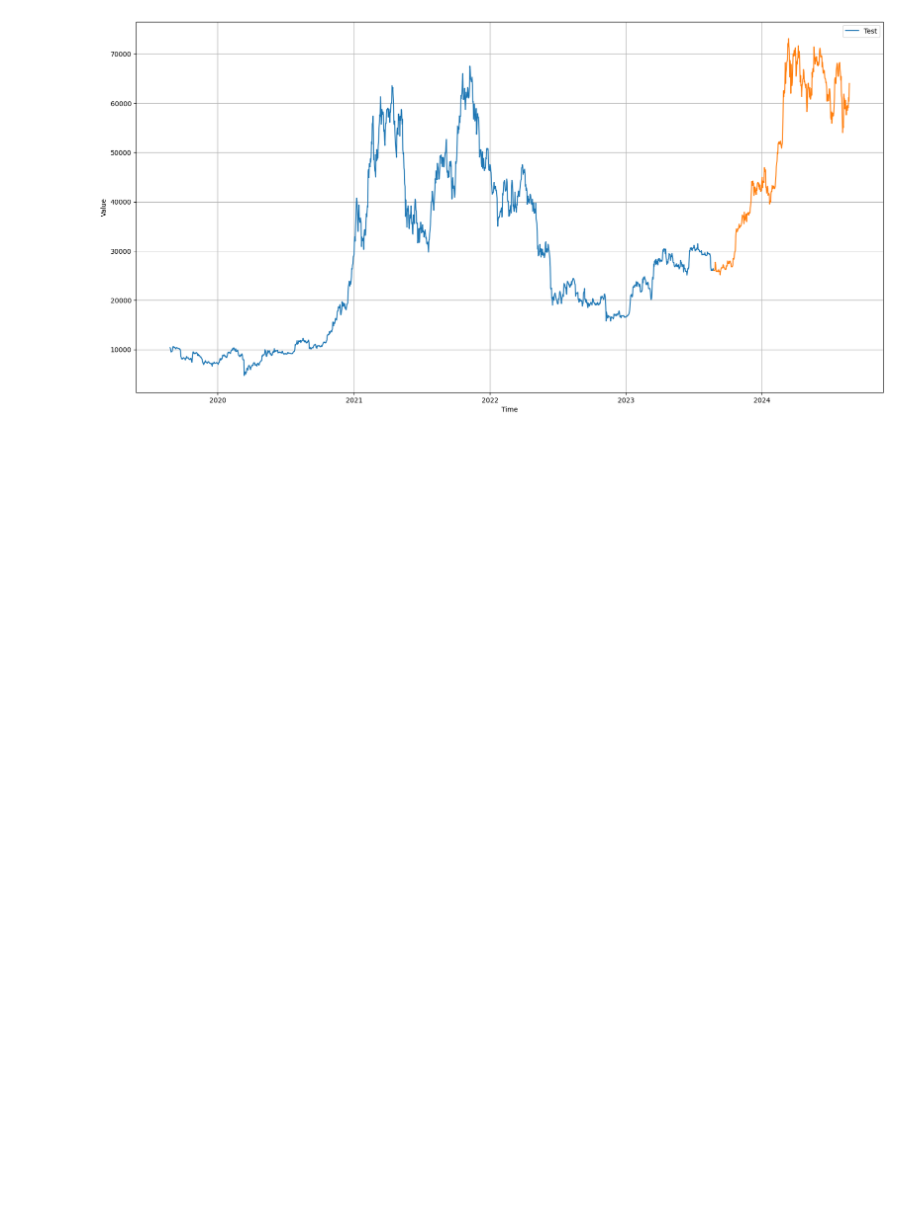
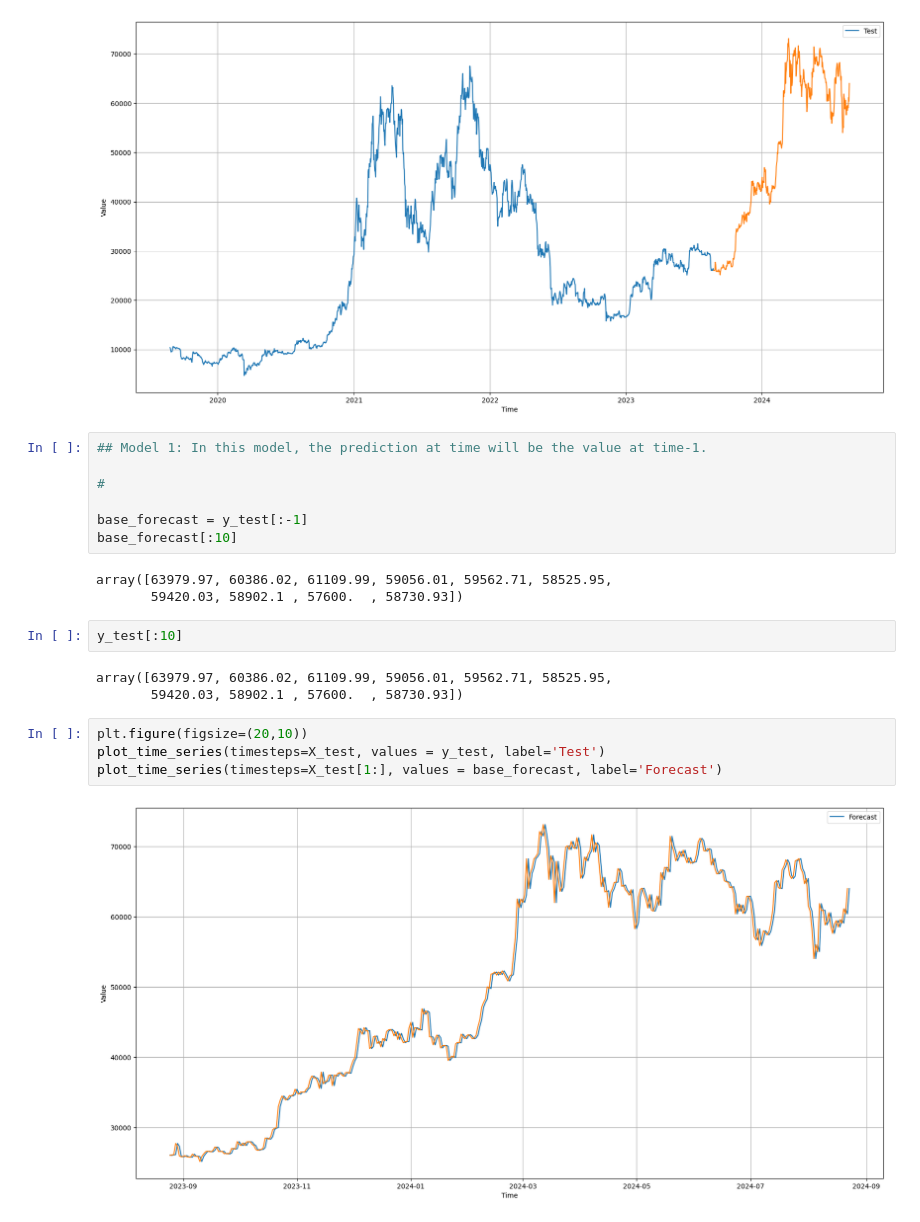
Before and after one commit to fahriyegrl/bitcoin_predict_time_series_tensorflow, a Jupyter notebook: bitcoin_prediction_time_series_forecasting_tensorflow.ipynb, the cells around one changed output. Drawn from its saved outputs; the diff is of its cells as text; blank space fills up the shorter version.

```diff
--- a/bitcoin_prediction_time_series_forecasting_tensorflow.ipynb
+++ b/bitcoin_prediction_time_series_forecasting_tensorflow.ipynb
@@ -181,3 +181,24 @@ plot_time_series(timesteps=X_train, values = y_train, label='Train')
 plot_time_series(timesteps=X_test, values = y_test, label='Test')
 # %% [output]
 [figure]
+# %%
+## Model 1: In this model, the prediction at time will be the value at time-1.
+
+#
+
+base_forecast = y_test[:-1]
+base_forecast[:10]
+# %% [output]
+array([63979.97, 60386.02, 61109.99, 59056.01, 59562.71, 58525.95,
+       59420.03, 58902.1 , 57600.  , 58730.93])
+# %%
+y_test[:10]
+# %% [output]
+array([63979.97, 60386.02, 61109.99, 59056.01, 59562.71, 58525.95,
+       59420.03, 58902.1 , 57600.  , 58730.93])
+# %%
+plt.figure(figsize=(20,10))
+plot_time_series(timesteps=X_test, values = y_test, label='Test')
+plot_time_series(timesteps=X_test[1:], values = base_forecast, label='Forecast')
+# %% [output]
+[figure, added]
```
Also changed, not shown: parts of 14 cells of this notebook.
